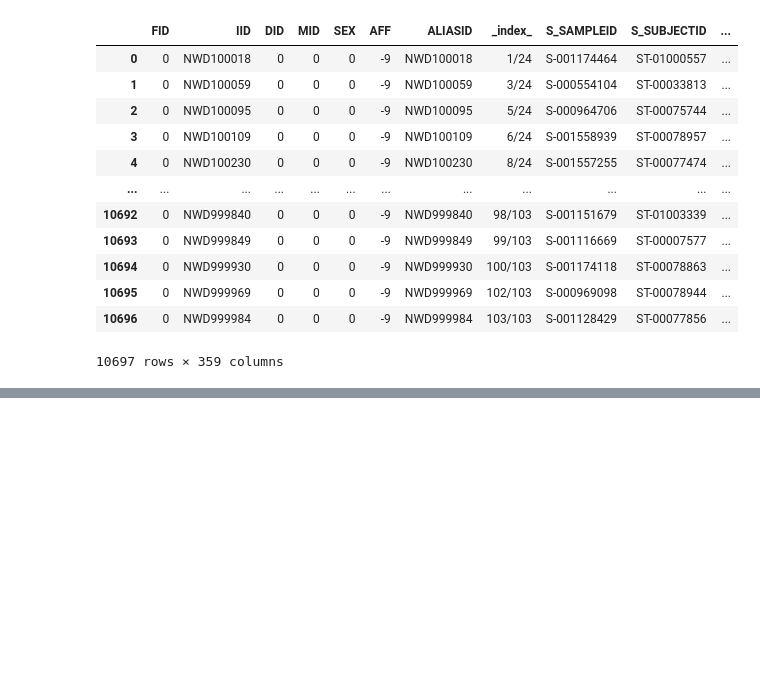
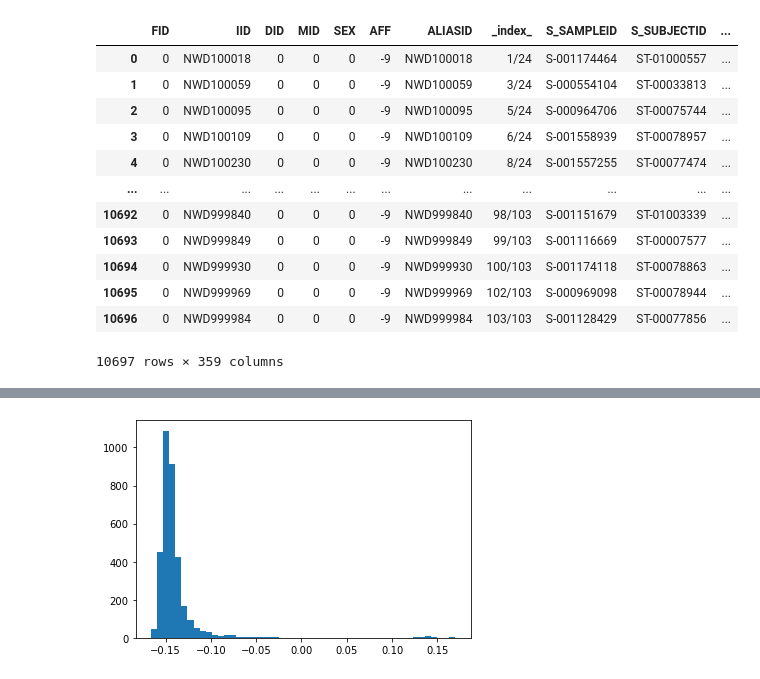
Before and after one commit to jziniti/topmed_wgs_extraction, a Jupyter notebook: notebooks/GECOPD_heteroztgosity.ipynb, the cells around one changed output, grey strips where cells are left out. Saved outputs shown, nothing was run; the diff lists cells and outputs as text; code cells hidden in the pictures; blank space fills up the shorter version.

```diff
--- a/notebooks/GECOPD_heteroztgosity.ipynb
+++ b/notebooks/GECOPD_heteroztgosity.ipynb
@@ -183,0 +183,6 @@ for (race_code, nwdids_list) in df_grouped_by_race.iterrows():
+# %%
+df_het_race_aa = df_het_annotated[df_het_annotated['race'] == 2]
+plt.hist(df_het_race_aa["F"], bins=50)
+plt.savefig(BASE_PATH/'tmp/GECOPD_2_heterozygosity.png')
+# %% [output]
+[figure, added]
```
Also changed, not shown: parts of 8 cells of this notebook, 8 other files.
